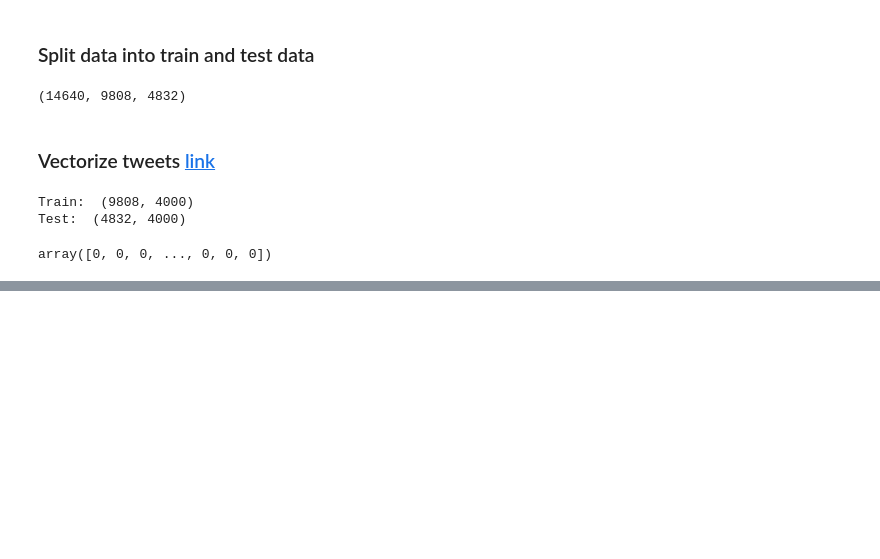
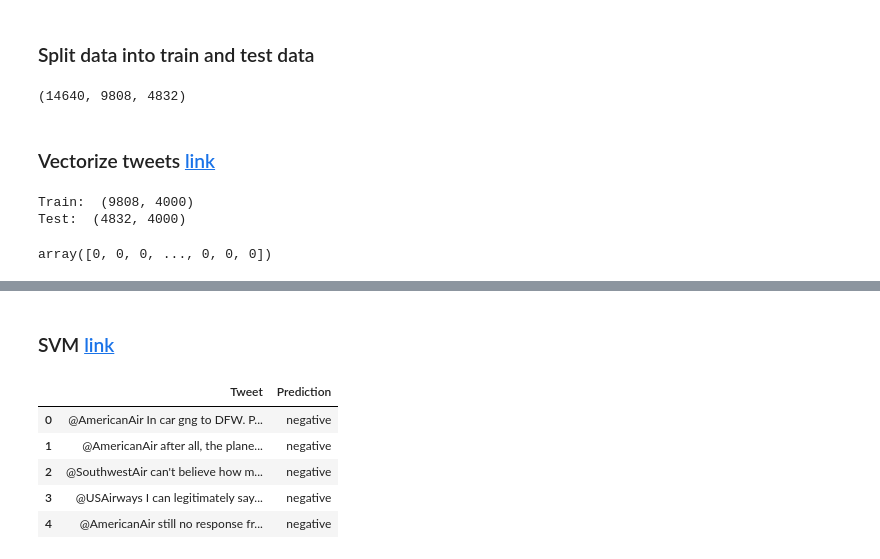
Before and after one commit to sheilambadi/nlp-airlines-sentiment-analysis, a Jupyter notebook: Sentiment_Analysis.ipynb, the cells around one changed output, grey strips where cells are left out. Saved outputs shown, nothing was run; the diff lists cells and outputs as text; code cells hidden in the pictures; blank space fills up the shorter version.

```diff
--- a/Sentiment_Analysis.ipynb
+++ b/Sentiment_Analysis.ipynb
@@ -217,0 +247,24 @@ array([0, 0, 0, ..., 0, 0, 0])
+# %% [markdown]
+### SVM [link](https://scikit-learn.org/stable/modules/generated/sklearn.svm.SVC.html)
+# %%
+# Train model
+svc = SVC(gamma = 'auto')
+svc.fit(x_train_vec, y_train)
+
+# Test Accuracy
+svc_accuracy = svc.score(x_test_vec, y_test)
+# print('SVC Accuracy: {}%'.format(svc_accuracy*100))
+
+# Make predictions
+y_predicted_svc = list(encoder.inverse_transform(svc.predict(x_test_vec)))
+svc_predictions = pd.DataFrame(zip(X_test, y_predicted_svc), columns=['Tweet', 'Prediction'])
+svc_predictions.head()
+
+# svc_predictions.to_csv('SVM_pred.csv', index=False)
+# %% [output]
+|  | Tweet | Prediction |
+| 0 | @AmericanAir In car gng to DFW. P... | negative |
+| 1 | @AmericanAir after all, the plane... | negative |
+| 2 | @SouthwestAir can't believe how m... | negative |
+| 3 | @USAirways I can legitimately say... | negative |
+| 4 | @AmericanAir still no response fr... | negative |
```
Also changed, not shown: parts of 11 cells of this notebook, 1 other file.
